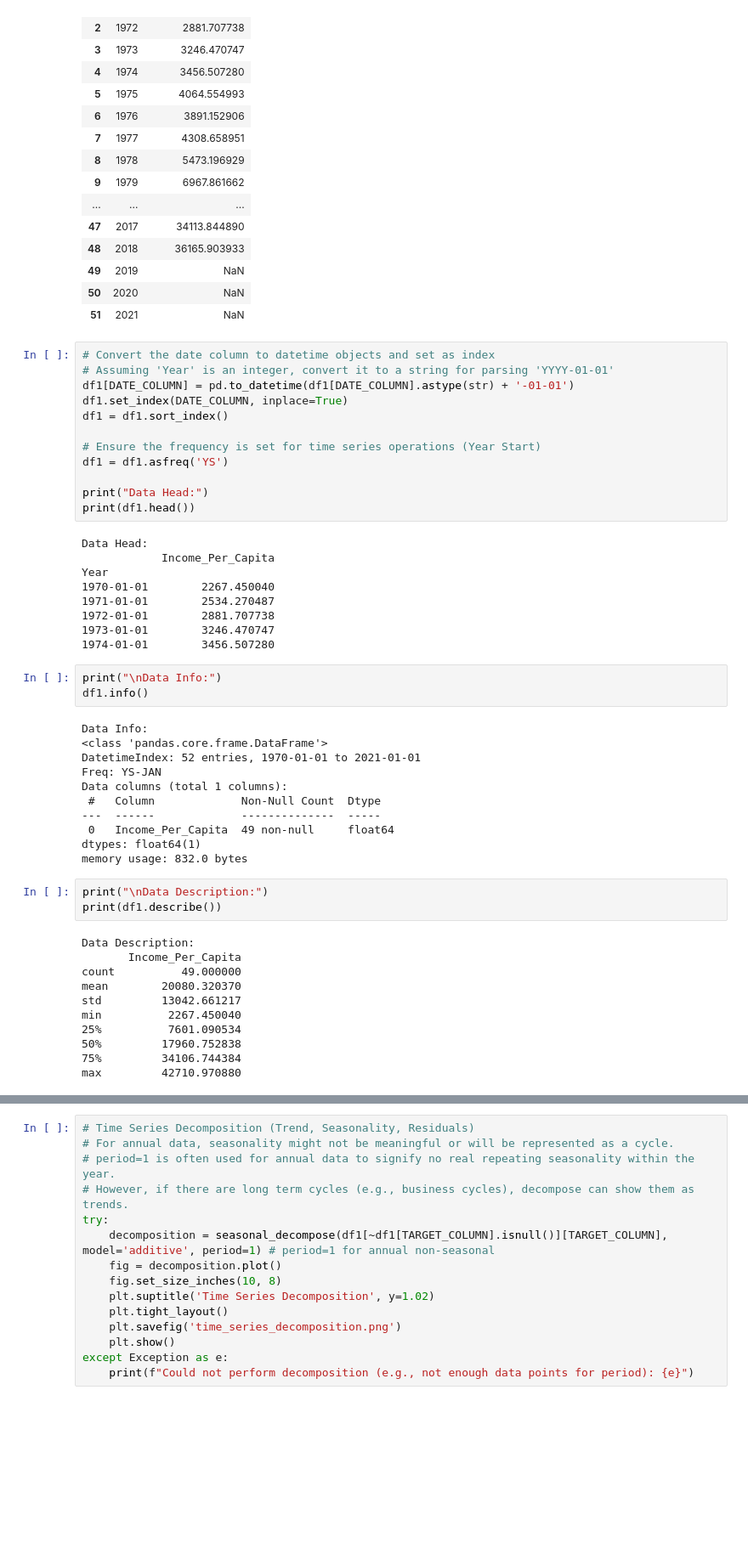
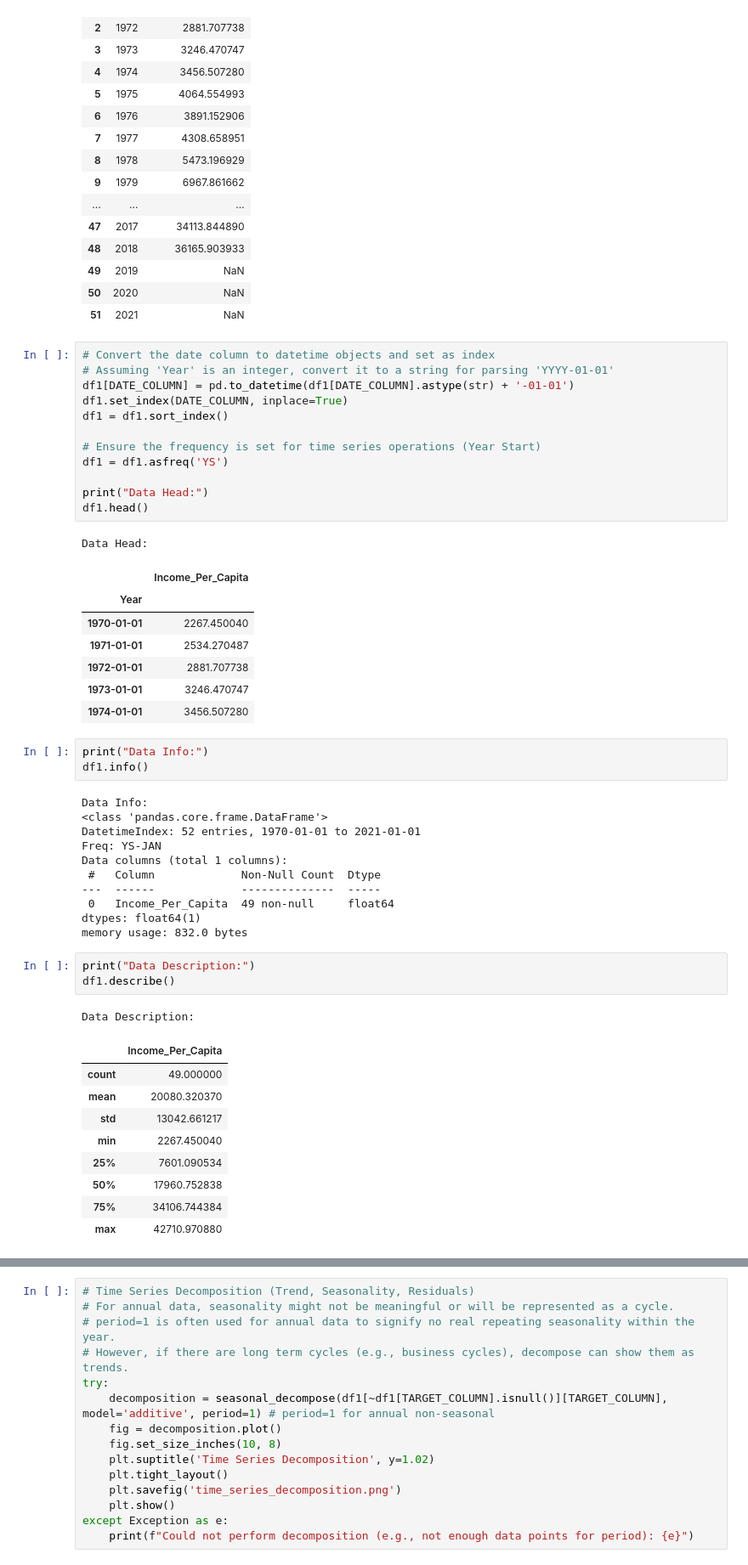
Before and after one commit to ASudu/EpiCoV_Summer25, a Jupyter notebook: src/ts_forecasting.ipynb, the cells around one changed output, grey strips where cells are left out. Shown at 85% size. Drawn from its saved outputs; the diff is of its cells as text; blank space fills up the shorter version.

```diff
--- a/src/ts_forecasting.ipynb
+++ b/src/ts_forecasting.ipynb
@@ -102,18 +103,18 @@ df1 = df1.sort_index()
 df1 = df1.asfreq('YS')
 
 print("Data Head:")
-print(df1.head())
+df1.head()
 # %% [output]
 Data Head:
-            Income_Per_Capita
-Year
-1970-01-01        2267.450040
-1971-01-01        2534.270487
-1972-01-01        2881.707738
-1973-01-01        3246.470747
-1974-01-01        3456.507280
+|  | Income_Per_Capita |
+| Year |  |
+| 1970-01-01 | 2267.450040 |
+| 1971-01-01 | 2534.270487 |
+| 1972-01-01 | 2881.707738 |
+| 1973-01-01 | 3246.470747 |
+| 1974-01-01 | 3456.507280 |
 # %%
-print("\nData Info:")
+print("Data Info:")
 df1.info()
 # %% [output]
 Data Info:
@@ -127,18 +128,18 @@ Data columns (total 1 columns):
 dtypes: float64(1)
 memory usage: 832.0 bytes
 # %%
-print("\nData Description:")
-print(df1.describe())
+print("Data Description:")
+df1.describe()
 # %% [output]
 Data Description:
-       Income_Per_Capita
-count          49.000000
-mean        20080.320370
-std         13042.661217
-min          2267.450040
-25%          7601.090534
-50%         17960.752838
-75%         34106.744384
-max         42710.970880
+|  | Income_Per_Capita |
+| count | 49.000000 |
+| mean | 20080.320370 |
+| std | 13042.661217 |
+| min | 2267.450040 |
+| 25% | 7601.090534 |
+| 50% | 17960.752838 |
+| 75% | 34106.744384 |
+| max | 42710.970880 |
 # %%
 # Check for missing values
```
Also changed, not shown: parts of 10 cells of this notebook, 3 other files.
